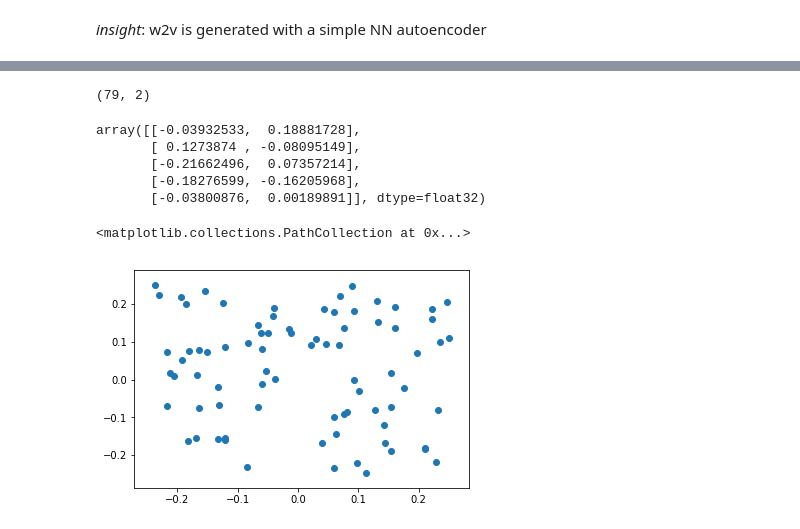
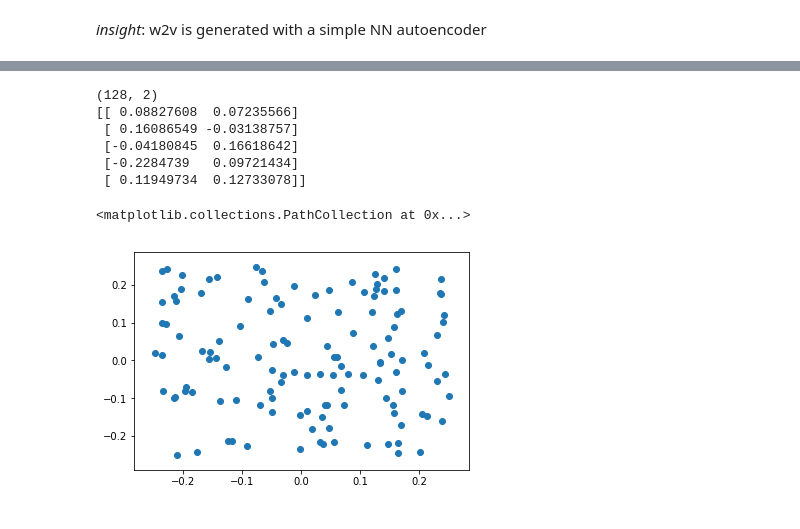
Before and after one commit to matthewwritter/keras_sandbox01, a Jupyter notebook: sandbox_keras.ipynb, the cells around one changed output, grey strips where cells are left out. Saved outputs shown, nothing was run; the diff lists cells and outputs as text; code cells hidden in the pictures.

```diff
--- a/sandbox_keras.ipynb
+++ b/sandbox_keras.ipynb
@@ -256,24 +255,23 @@ Index of "you" is: 13
 # %%
+%matplotlib inline
+import matplotlib.pyplot as plt
+
 l = []
 for i, token in enumerate(w2v.wv.index2word): l.append(w2v.wv[token])
 weights = np.array(l)
 print(weights.shape)
-weights[:5, :5]
+print(weights[:5, :5])
+
+plt.scatter(weights[:, 0], weights[:, 1])
 # %% [output]
-(79, 2)
+(128, 2)
+[[ 0.08827608  0.07235566]
+ [ 0.16086549 -0.03138757]
+ [-0.04180845  0.16618642]
+ [-0.2284739   0.09721434]
+ [ 0.11949734  0.12733078]]
-array([[-0.03932533,  0.18881728],
-       [ 0.1273874 , -0.08095149],
-       [-0.21662496,  0.07357214],
-       [-0.18276599, -0.16205968],
-       [-0.03800876,  0.00189891]], dtype=float32)
+<matplotlib.collections.PathCollection at 0x...>
+[figure, added]
-# %%
-%matplotlib inline
-import matplotlib.pyplot as plt
-
-plt.scatter(weights[:, 0], weights[:, 1])
-# %% [output]
-<matplotlib.collections.PathCollection at 0x...>
-[figure, removed]
 # %%
 import h5py
 
```
Also changed, not shown: parts of 17 cells of this notebook, 1 other file.
